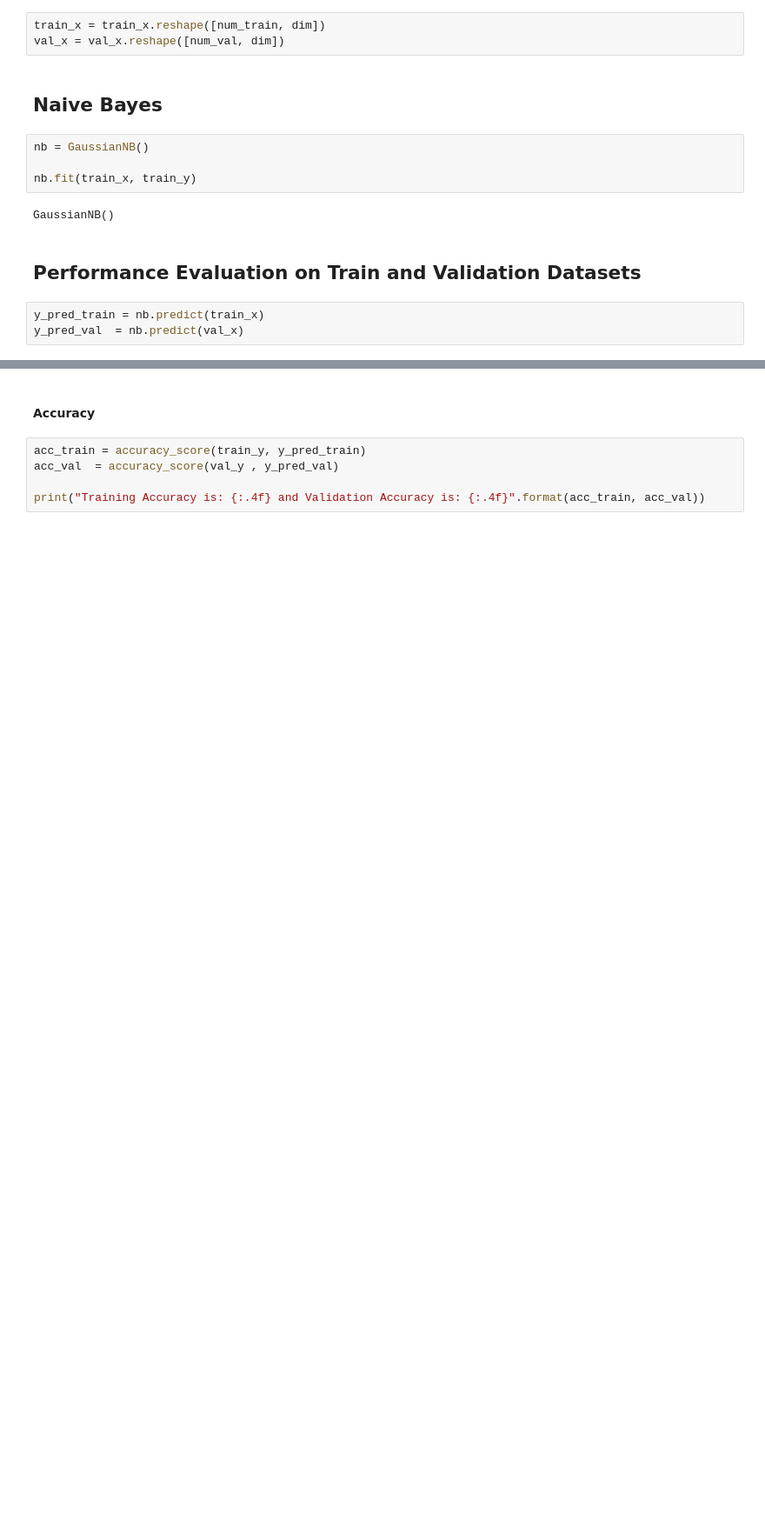
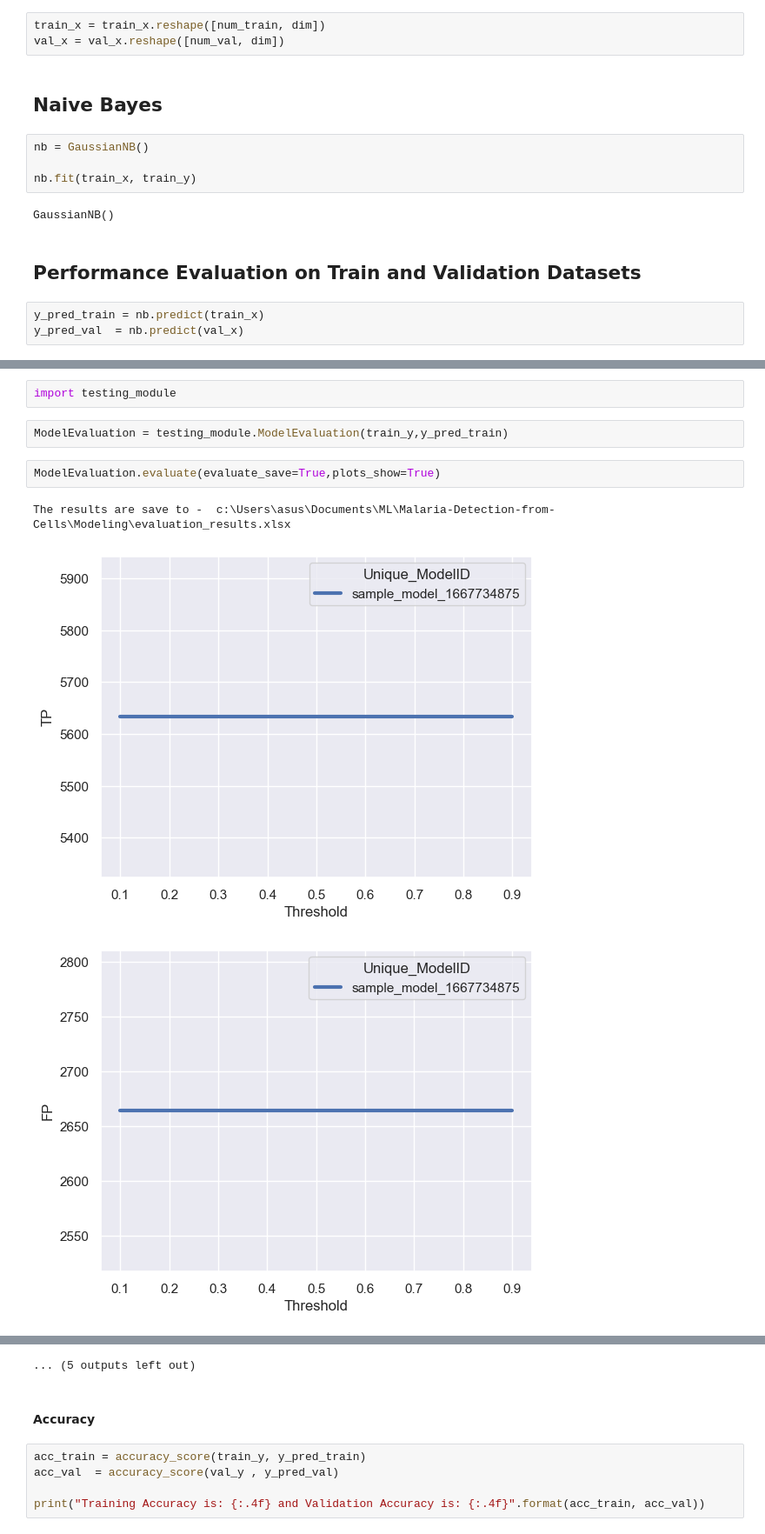
Before and after one commit to madhava20217/Malaria-Detection-from-Cells, a Jupyter notebook: Modeling/naive_bayes.ipynb, the cells around one changed output, grey strips where cells are left out. Shown at 87% size. Cells and saved outputs as stored; diff of their text form; blank space fills up the shorter version.

Commit message:
testing_module and README Added ./Modules/Testing

```diff
--- a/Modeling/naive_bayes.ipynb
+++ b/Modeling/naive_bayes.ipynb
@@ -145,0 +152,10 @@ print(y_pred_val)
+# %%
+import testing_module
+# %%
+ModelEvaluation = testing_module.ModelEvaluation(train_y,y_pred_train)
+# %%
+ModelEvaluation.evaluate(evaluate_save=True,plots_show=True)
+# %% [output]
+The results are save to -  c:\Users\asus\Documents\ML\Malaria-Detection-from-Cells\Modeling\evaluation_results.xlsx
+[figure, added]
+[figure, added]
@@ -146,3 +171,4 @@ print(y_pred_val)
+... (5 outputs left out)
 # %% [markdown]
 #### Accuracy
 # %%
```
Also changed, not shown: parts of 12 cells of this notebook, 5 other files.
